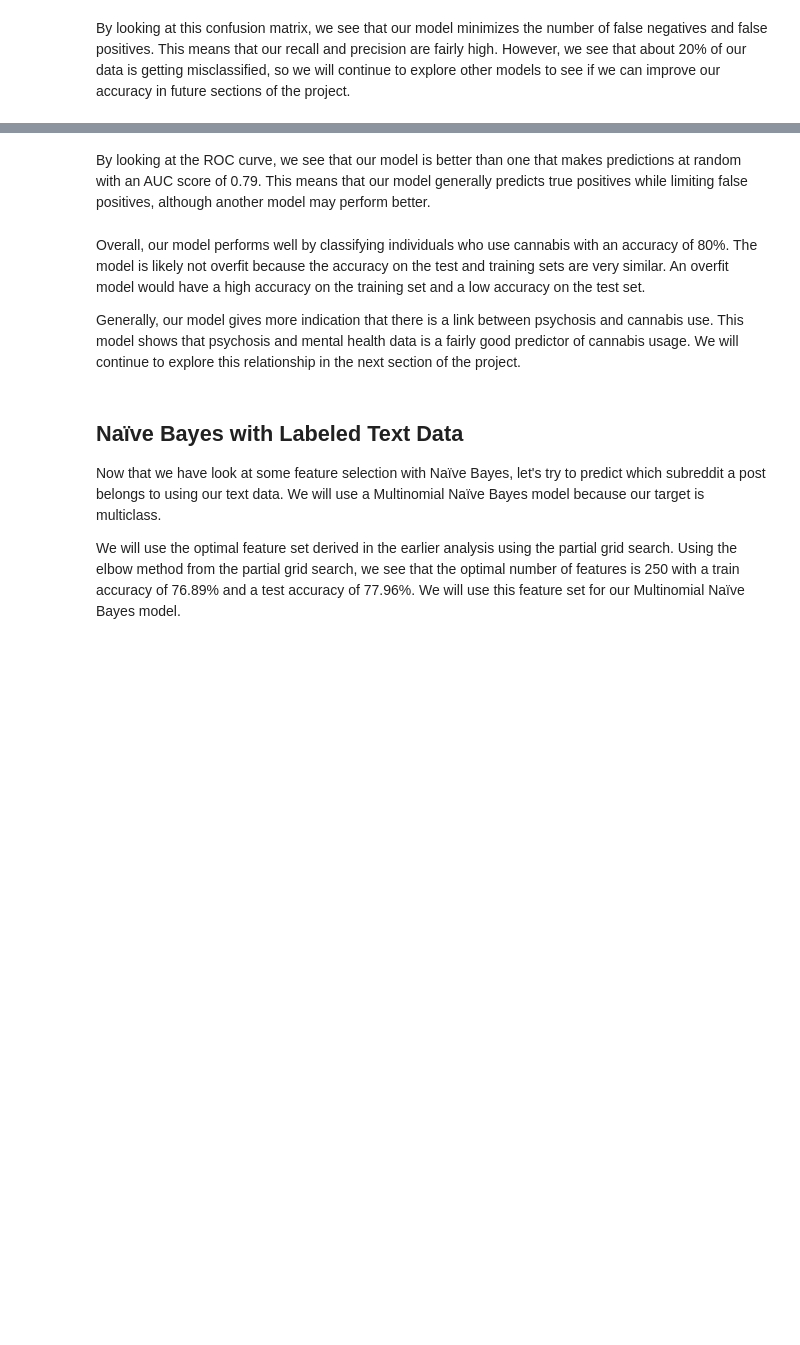
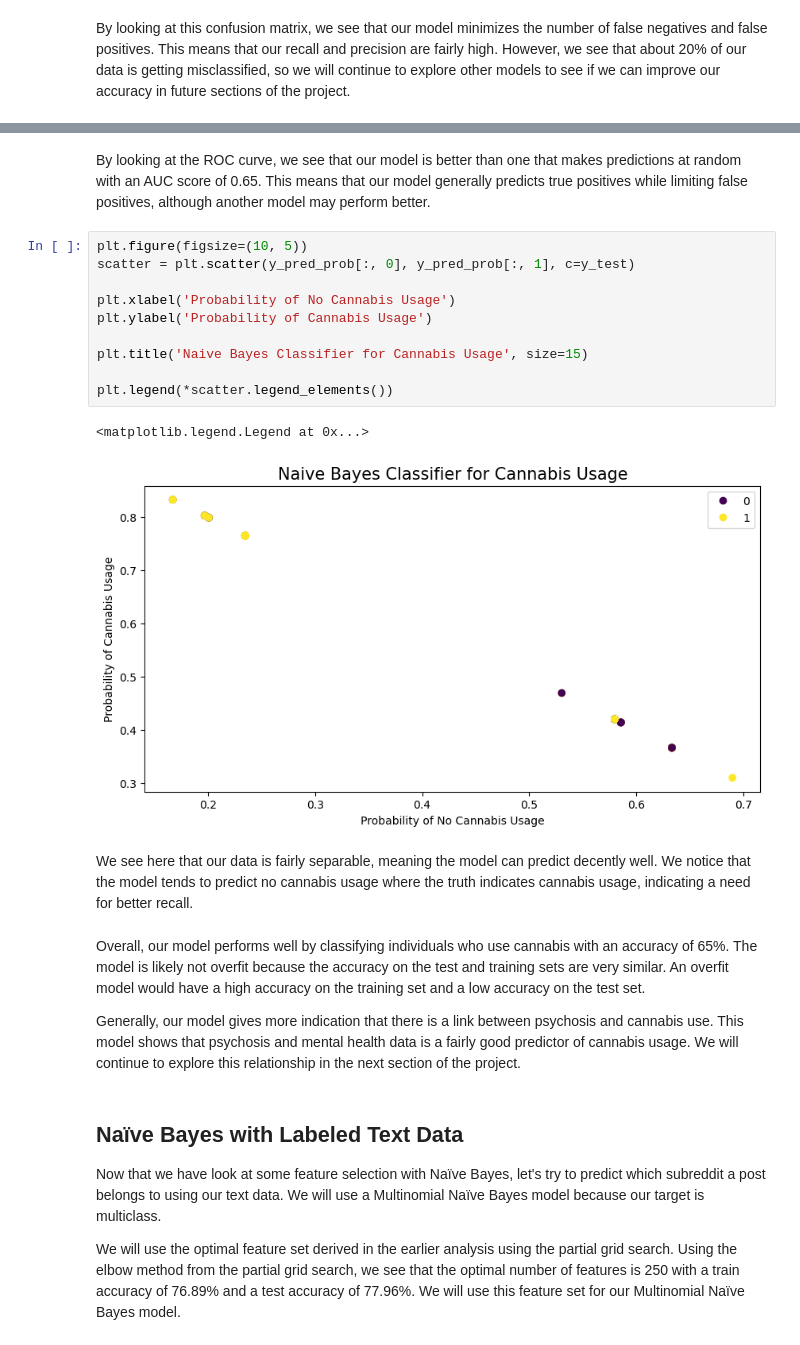
Before and after one commit to anly501/dsan-5000-project-mfgeary, a Jupyter notebook: dsan-website/5000-website/naive-bayes/naive-bayes.ipynb, the cells around one changed output, grey strips where cells are left out. Cells and saved outputs as stored; diff of their text form; blank space fills up the shorter version.

```diff
--- a/dsan-website/5000-website/naive-bayes/naive-bayes.ipynb
+++ b/dsan-website/5000-website/naive-bayes/naive-bayes.ipynb
@@ -795,7 +794,22 @@ roc_auc
 # %% [markdown]
-By looking at the ROC curve, we see that our model is better than one that makes predictions at random with an AUC score of 0.79. This means that our model generally predicts true positives while limiting false positives, although another model may perform better.
+By looking at the ROC curve, we see that our model is better than one that makes predictions at random with an AUC score of 0.65. This means that our model generally predicts true positives while limiting false positives, although another model may perform better.
+# %%
+plt.figure(figsize=(10, 5))
+scatter = plt.scatter(y_pred_prob[:, 0], y_pred_prob[:, 1], c=y_test)
+
+plt.xlabel('Probability of No Cannabis Usage')
+plt.ylabel('Probability of Cannabis Usage')
+
+plt.title('Naive Bayes Classifier for Cannabis Usage', size=15)
+
+plt.legend(*scatter.legend_elements())
+# %% [output]
+<matplotlib.legend.Legend at 0x...>
+[figure, added]
+# %% [markdown]
+We see here that our data is fairly separable, meaning the model can predict decently well. We notice that the model tends to predict no cannabis usage where the truth indicates cannabis usage, indicating a need for better recall.
 # %% [markdown]
-Overall, our model performs well by classifying individuals who use cannabis with an accuracy of 80%. The model is likely not overfit because the accuracy on the test and training sets are very similar. An overfit model would have a high accuracy on the training set and a low accuracy on the test set.
+Overall, our model performs well by classifying individuals who use cannabis with an accuracy of 65%. The model is likely not overfit because the accuracy on the test and training sets are very similar. An overfit model would have a high accuracy on the training set and a low accuracy on the test set.
 
 Generally, our model gives more indication that there is a link between psychosis and cannabis use. This model shows that psychosis and mental health data is a fairly good predictor of cannabis usage. We will continue to explore this relationship in the next section of the project.
 # %% [markdown]
```
Also changed, not shown: parts of 17 cells of this notebook, 5 other files.
